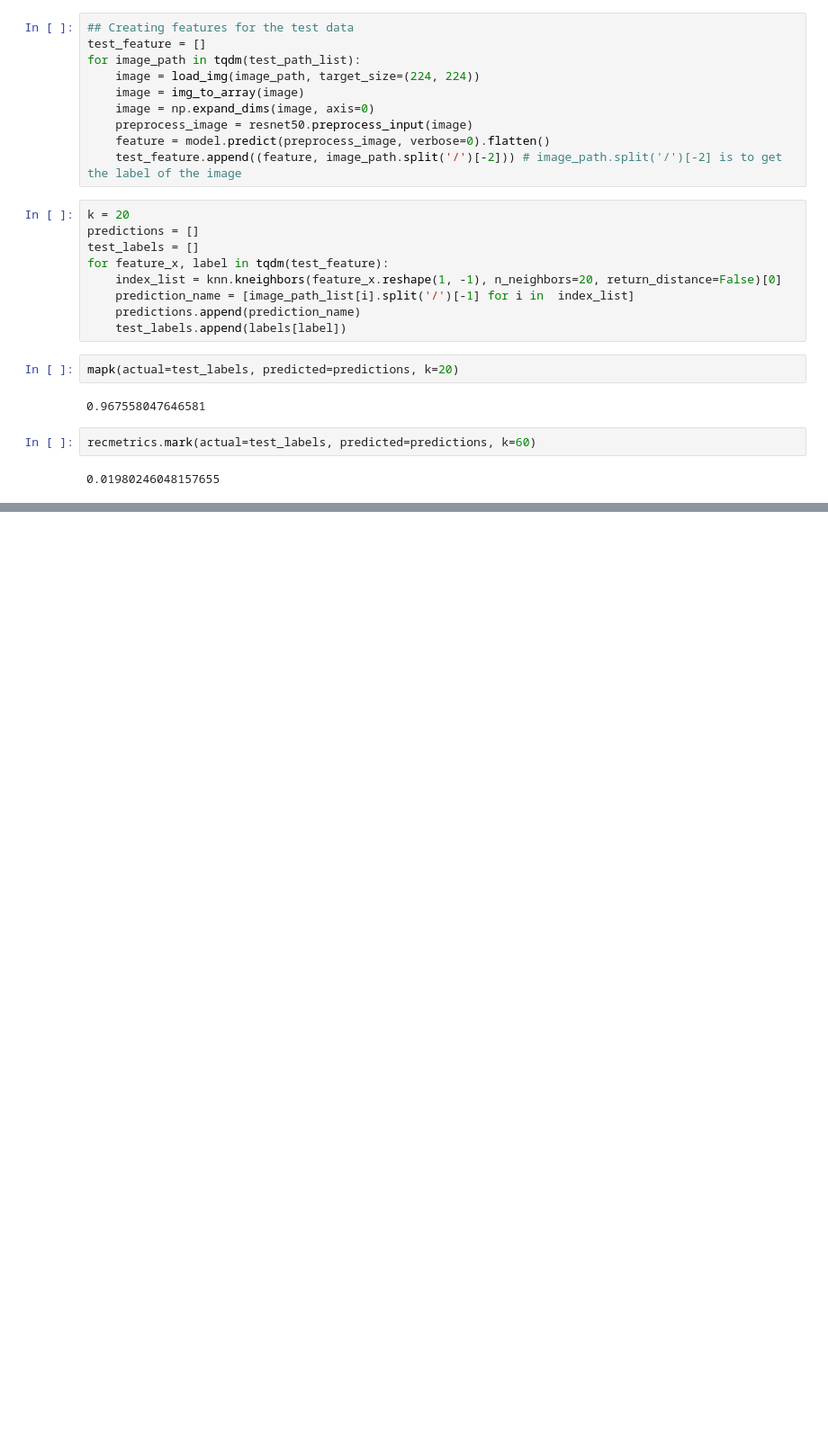
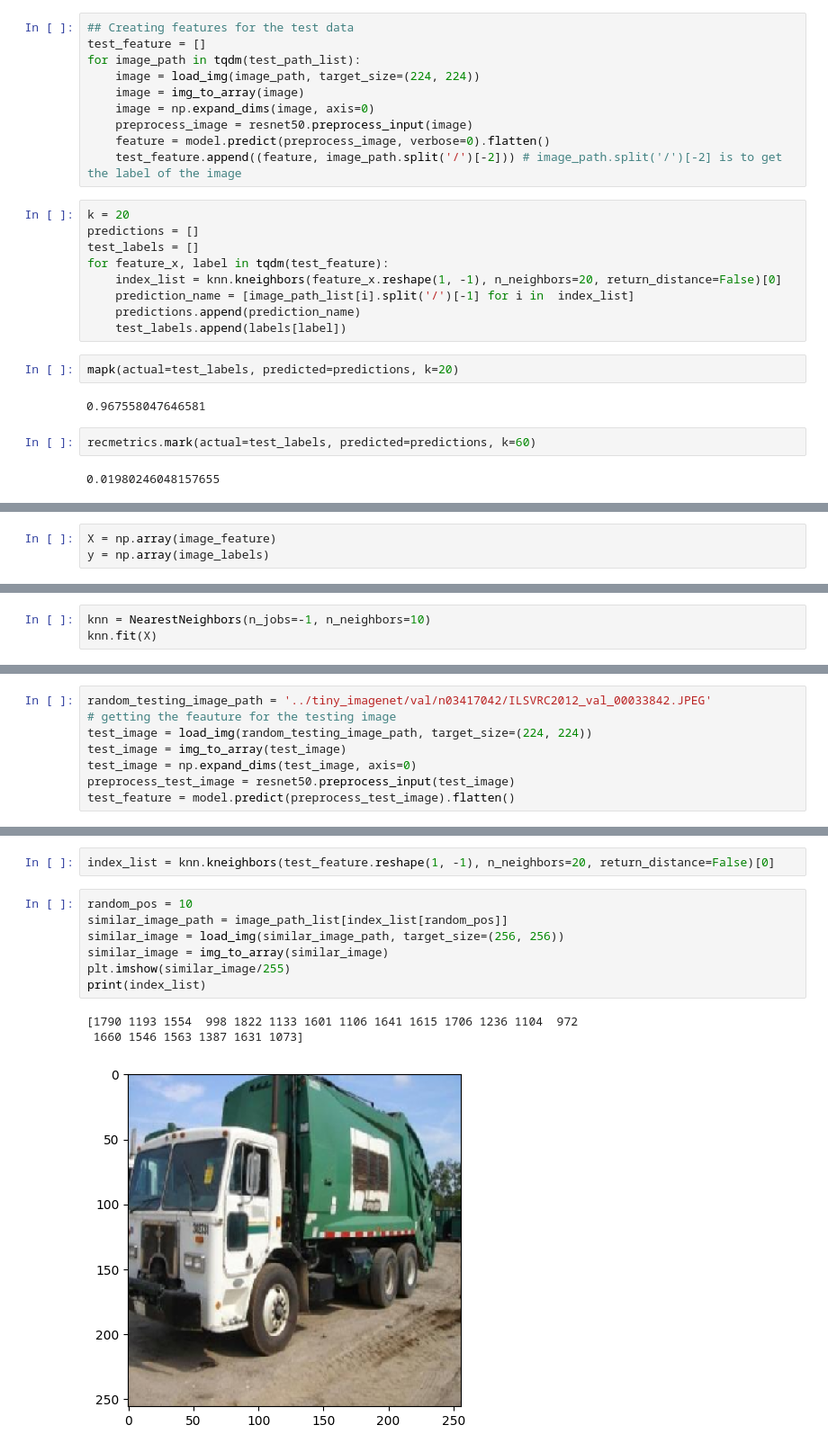
Before and after one commit to natek-1/Image_Search_Engine, a Jupyter notebook: research/image_search_engine_toy.ipynb, the cells around one changed output, grey strips where cells are left out. Shown at 90% size. Saved outputs shown, nothing was run; the diff lists cells and outputs as text; blank space fills up the shorter version.

Commit message:
made changes in regards to the model training paher and trained the model

```diff
--- a/research/image_search_engine_toy.ipynb
+++ b/research/image_search_engine_toy.ipynb
@@ -396,0 +438,3 @@ recmetrics.mark(actual=test_labels, predicted=predictions, k=60)
+# %%
+X = np.array(image_feature)
+y = np.array(image_labels)
@@ -396,0 +480,3 @@ recmetrics.mark(actual=test_labels, predicted=predictions, k=60)
+# %%
+knn = NearestNeighbors(n_jobs=-1, n_neighbors=10)
+knn.fit(X)
@@ -396,0 +498,8 @@ recmetrics.mark(actual=test_labels, predicted=predictions, k=60)
+# %%
+random_testing_image_path = '../tiny_imagenet/val/n03417042/ILSVRC2012_val_00033842.JPEG'
+# getting the feauture for the testing image
+test_image = load_img(random_testing_image_path, target_size=(224, 224))
+test_image = img_to_array(test_image)
+test_image = np.expand_dims(test_image, axis=0)
+preprocess_test_image = resnet50.preprocess_input(test_image)
+test_feature = model.predict(preprocess_test_image).flatten()
@@ -396,0 +508,13 @@ recmetrics.mark(actual=test_labels, predicted=predictions, k=60)
+# %%
+index_list = knn.kneighbors(test_feature.reshape(1, -1), n_neighbors=20, return_distance=False)[0]
+# %%
+random_pos = 10
+similar_image_path = image_path_list[index_list[random_pos]]
+similar_image = load_img(similar_image_path, target_size=(256, 256))
+similar_image = img_to_array(similar_image)
+plt.imshow(similar_image/255)
+print(index_list)
+# %% [output]
+[1790 1193 1554  998 1822 1133 1601 1106 1641 1615 1706 1236 1104  972
+ 1660 1546 1563 1387 1631 1073]
+[figure, added]
```
Also changed, not shown: parts of 17 cells of this notebook, 4 other files.
